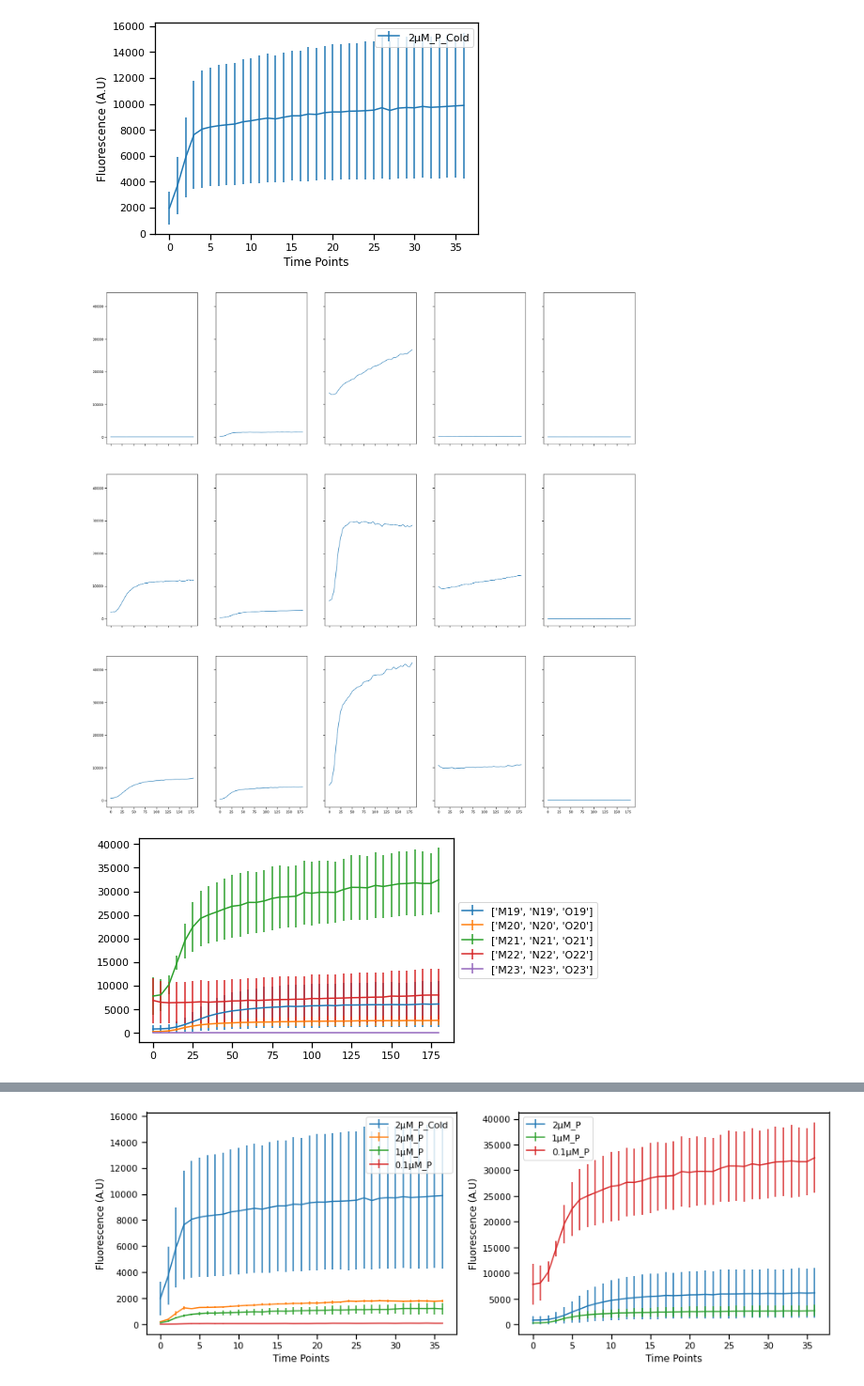
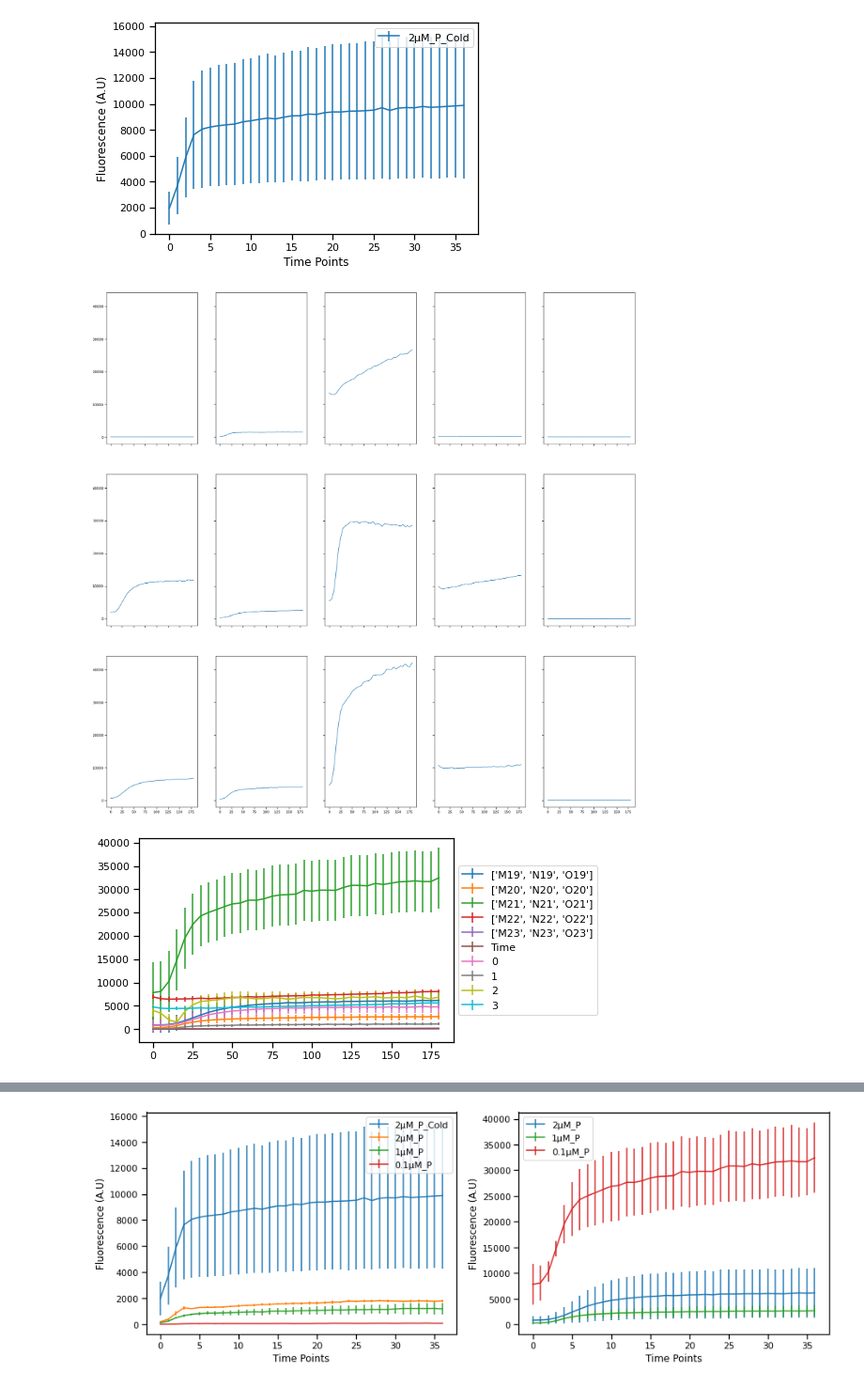
Before and after one commit to NessLfy/iGEM, a Jupyter notebook: SHERLOCK_probe_dilution.ipynb, the cells around one changed output, grey strips where cells are left out. Shown: that part at 94% size. Cells and saved outputs as stored; diff of their text form; code cells hidden in the pictures.

```diff
--- a/SHERLOCK_probe_dilution.ipynb
+++ b/SHERLOCK_probe_dilution.ipynb
@@ -99,11 +97,11 @@ plt.show()
 # %% [output]
 [figure]
 # %%
-test_2,std_2 = px.main('results/SHERLOCK/1st_try_probe_dilution/first_sherlock_probe_concentr_modif.xlsx',50
+test_2 = px.main('results/SHERLOCK/1st_try_probe_dilution/first_sherlock_probe_concentr_modif.xlsx',50
             ,"NO",3,5,'col',['M23', 'N23', 'O23'],"YES")
 # %% [output]
 [figure]
-[figure, old version]
+[figure, new version]
 # %%
 test_2.columns
 # %% [output]
```
Also changed, not shown: parts of 23 cells of this notebook, 5 other files.
